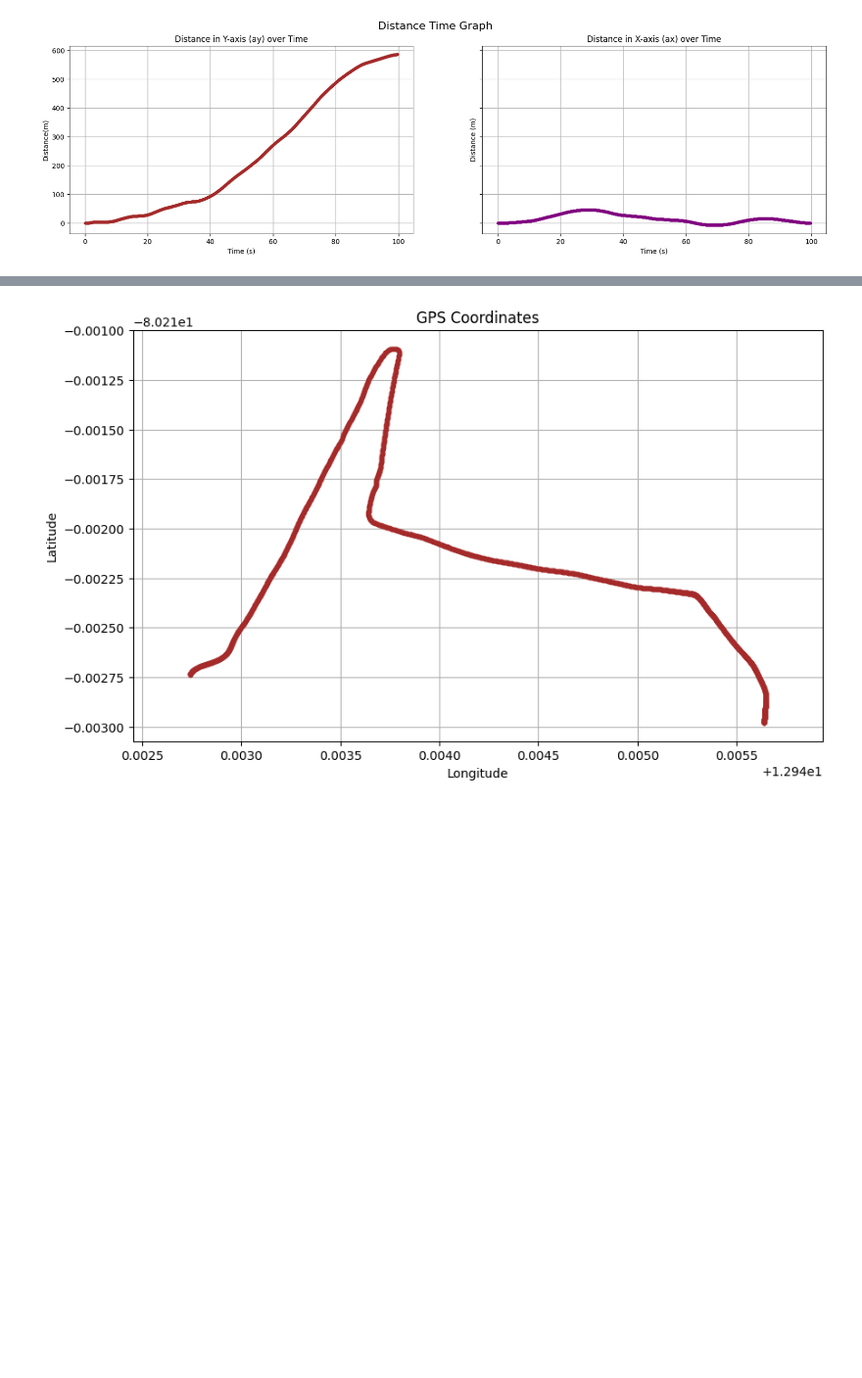
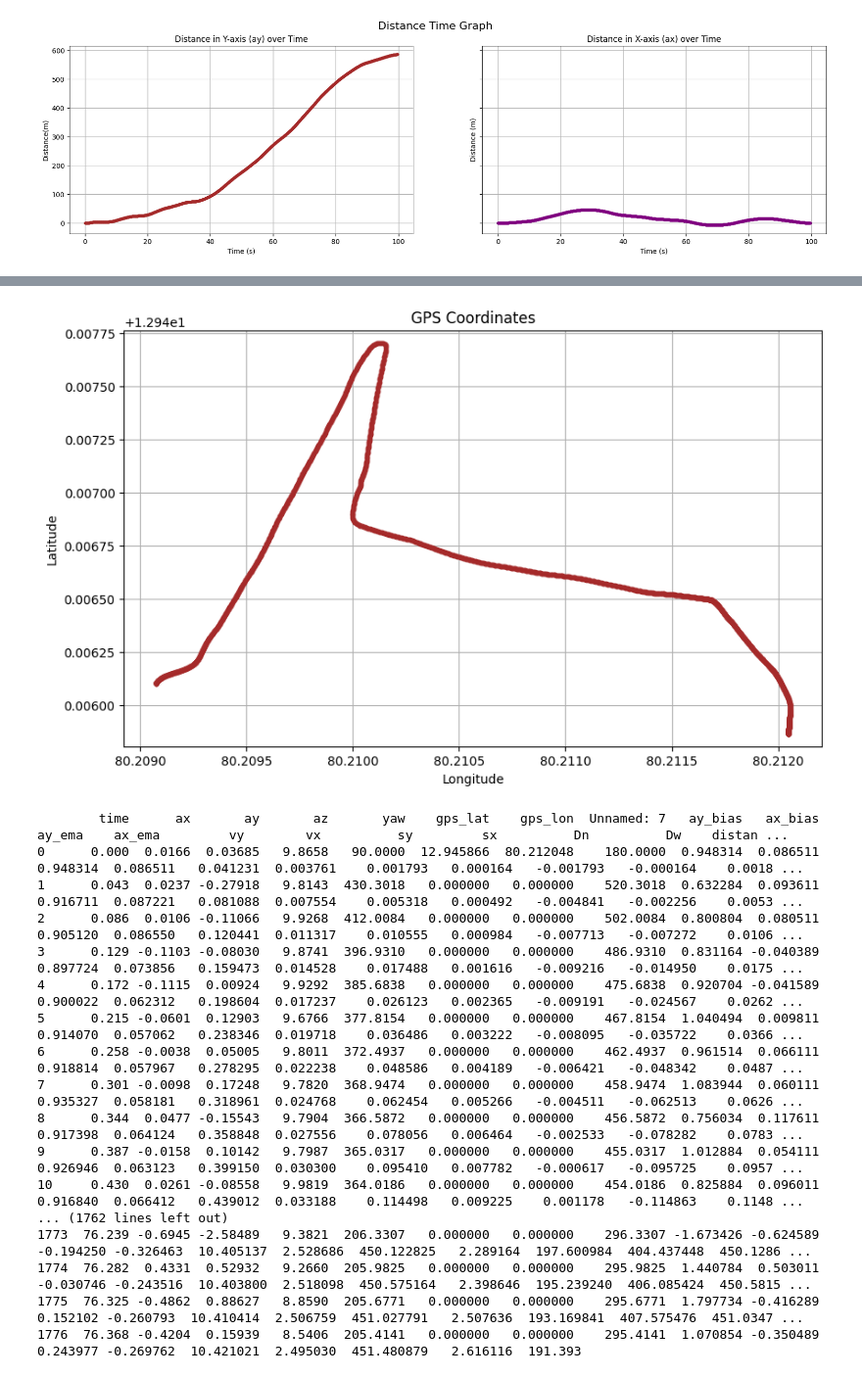
Before and after one commit to KarthickPandianPV/PATH-ESTIMATION, a Jupyter notebook: main.ipynb, the cells around one changed output, grey strips where cells are left out. Shown at 98% size. Cells and saved outputs as stored; diff of their text form; code cells hidden in the pictures; blank space fills up the shorter version.

```diff
--- a/main.ipynb
+++ b/main.ipynb
@@ -191,11 +234,13 @@ import numpy as np
 import pandas as pd
 import matplotlib.pyplot as plt
 
-# Assuming df, initial_lat, initial_lon are already defined
-#linear  lat = 12.945640, lon = 80.212978
-#cirular 12.945866, lon = 80.212048
-initial_lat = 12.945640
-initial_lon = 80.212978
+#linear
+#initial_lat = 12.945640
+#initial_lon = 80.212978
+
+#circular
+initial_lat = 12.945866
+initial_lon = 80.212048
 
 # Set initial coordinates
 df.loc[0, 'pred_lat'] = initial_lat
@@ -211,33 +256,51 @@ def convert_distance_to_coordinates(lat1, lon1, distance, heading):
     # Convert distance to radians
     delta = distance / 6371000  # Earth's radius in meters
 
     # Calculate final latitude and longitude
     lat2_rad = np.arcsin(np.sin(lat1_rad) * np.cos(delta) + np.cos(lat1_rad) * np.sin(delta) * np.cos(heading_rad))
     lon2_rad = lon1_rad + np.arctan2(np.sin(heading_rad) * np.sin(delta) * np.cos(lat1_rad),
                                       np.cos(delta) - np.sin(lat1_rad) * np.sin(lat2_rad))
 
     # Convert radians back to degrees
     lat2 = np.degrees(lat2_rad)
     lon2 = np.degrees(lon2_rad)
 
     return lat2, lon2
 
 # Loop to calculate and update coordinates
 for i in range(1, len(df)):
     lat, lon = convert_distance_to_coordinates(df.loc[i - 1, 'pred_lat'], df.loc[i - 1, 'pred_lon'], df.loc[i, 'distance']-df.loc[i-1, 'distance'], df.loc[i, 'yaw'])
     df.loc[i, 'pred_lat'] = lat
     df.loc[i, 'pred_lon'] = lon
 
 # Plotting the path
 plt.figure(figsize=(10, 6))
-plt.plot(df['pred_lat'] , df['pred_lon']*-1, marker='o', linestyle='-', color='brown', markersize=3)
+plt.plot(df['pred_lon'] , df['pred_lat'], marker='o', linestyle='-', color='brown', markersize=3)
 plt.title('GPS Coordinates')
 plt.xlabel('Longitude')
 plt.ylabel('Latitude')
 plt.grid(True)
 plt.axis('equal')  # Set equal scale for x and y axes
 plt.show()
 
-# print(df.to_string())
+
+print(df.to_string())
 # %% [output]
-[figure, old version]
+[figure, new version]
+        time      ax       ay       az       yaw    gps_lat    gps_lon  Unnamed: 7   ay_bias   ax_bias    ay_ema    ax_ema         vy        vx          sy         sx          Dn          Dw    distan ...
+0      0.000  0.0166  0.03685   9.8658   90.0000  12.945866  80.212048    180.0000  0.948314  0.086511  0.948314  0.086511   0.041231  0.003761    0.001793   0.000164   -0.001793   -0.000164    0.0018 ...
+1      0.043  0.0237 -0.27918   9.8143  430.3018   0.000000   0.000000    520.3018  0.632284  0.093611  0.916711  0.087221   0.081088  0.007554    0.005318   0.000492   -0.004841   -0.002256    0.0053 ...
+2      0.086  0.0106 -0.11066   9.9268  412.0084   0.000000   0.000000    502.0084  0.800804  0.080511  0.905120  0.086550   0.120441  0.011317    0.010555   0.000984   -0.007713   -0.007272    0.0106 ...
+3      0.129 -0.1103 -0.08030   9.8741  396.9310   0.000000   0.000000    486.9310  0.831164 -0.040389  0.897724  0.073856   0.159473  0.014528    0.017488   0.001616   -0.009216   -0.014950    0.0175 ...
+4      0.172 -0.1115  0.00924   9.9292  385.6838   0.000000   0.000000    475.6838  0.920704 -0.041589  0.900022  0.062312   0.198604  0.017237    0.026123   0.002365   -0.009191   -0.024567    0.0262 ...
+5      0.215 -0.0601  0.12903   9.6766  377.8154   0.000000   0.000000    467.8154  1.040494  0.009811  0.914070  0.057062   0.238346  0.019718    0.036486   0.003222   -0.008095   -0.035722    0.0366 ...
+6      0.258 -0.0038  0.05005   9.8011  372.4937   0.000000   0.000000    462.4937  0.961514  0.066111  0.918814  0.057967   0.278295  0.022238    0.048586   0.004189   -0.006421   -0.048342    0.0487 ...
+7      0.301 -0.0098  0.17248   9.7820  368.9474   0.000000   0.000000    458.9474  1.083944  0.060111  0.935327  0.058181   0.318961  0.024768    0.062454   0.005266   -0.004511   -0.062513    0.0626 ...
+8      0.344  0.0477 -0.15543   9.7904  366.5872   0.000000   0.000000    456.5872  0.756034  0.117611  0.917398  0.064124   0.358848  0.027556    0.078056   0.006464   -0.002533   -0.078282    0.0783 ...
+9      0.387 -0.0158  0.10142   9.7987  365.0317   0.000000   0.000000    455.0317  1.012884  0.054111  0.926946  0.063123   0.399150  0.030300    0.095410   0.007782   -0.000617   -0.095725    0.0957 ...
+10     0.430  0.0261 -0.08558   9.9819  364.0186   0.000000   0.000000    454.0186  0.825884  0.096011  0.916840  0.066412   0.439012  0.033188    0.114498   0.009225    0.001178   -0.114863    0.1148 ...
+... (1762 lines left out)
+1773  76.239 -0.6945 -2.58489   9.3821  206.3307   0.000000   0.000000    296.3307 -1.673426 -0.624589 -0.194250 -0.326463  10.405137  2.528686  450.122825   2.289164  197.600984  404.437448  450.1286 ...
+1774  76.282  0.4331  0.52932   9.2660  205.9825   0.000000   0.000000    295.9825  1.440784  0.503011 -0.030746 -0.243516  10.403800  2.518098  450.575164   2.398646  195.239240  406.085424  450.5815 ...
+1775  76.325 -0.4862  0.88627   8.8590  205.6771   0.000000   0.000000    295.6771  1.797734 -0.416289  0.152102 -0.260793  10.410414  2.506759  451.027791   2.507636  193.169841  407.575476  451.0347 ...
+1776  76.368 -0.4204  0.15939   8.5406  205.4141   0.000000   0.000000    295.4141  1.070854 -0.350489  0.243977 -0.269762  10.421021  2.495030  451.480879   2.616116  191.393
```
Also changed, not shown: parts of 21 cells of this notebook, 6 other files.
